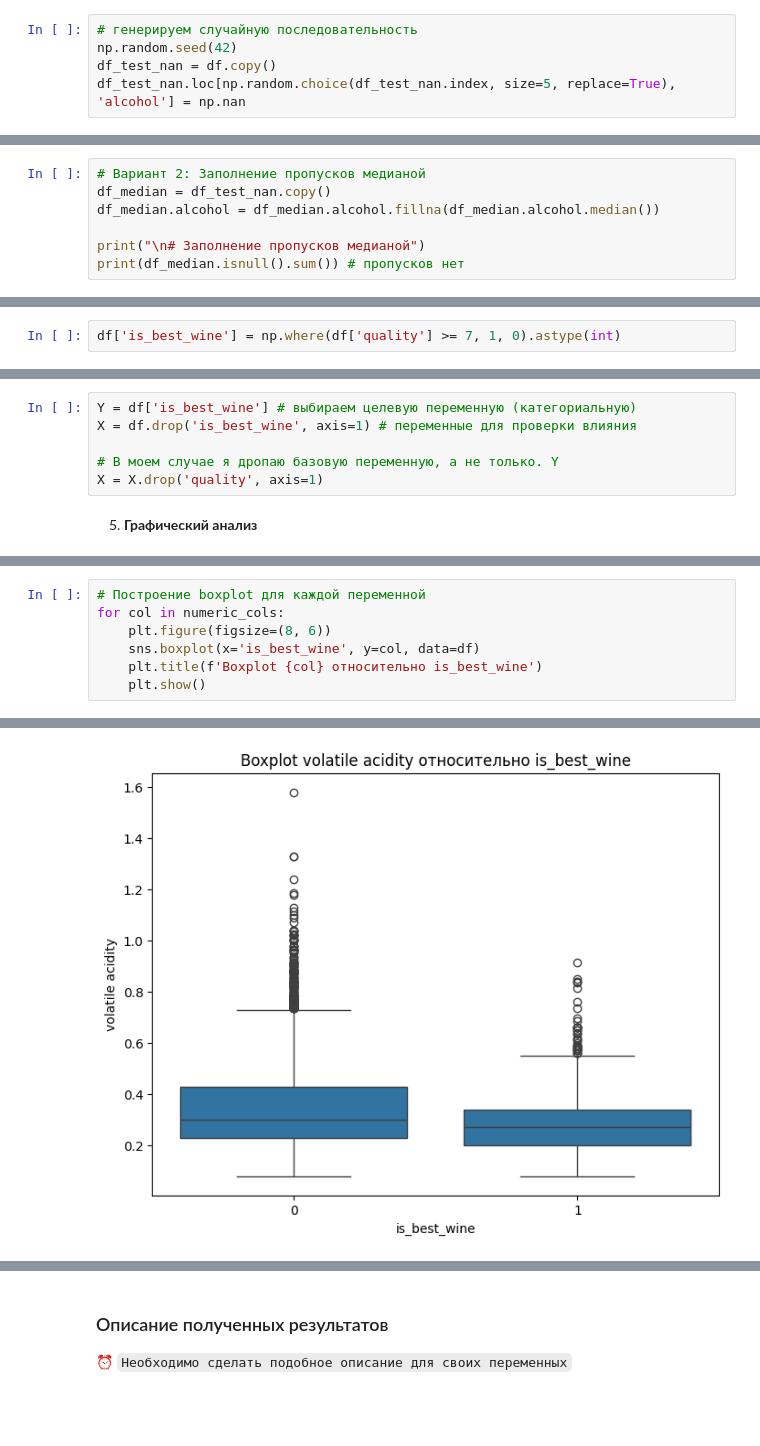
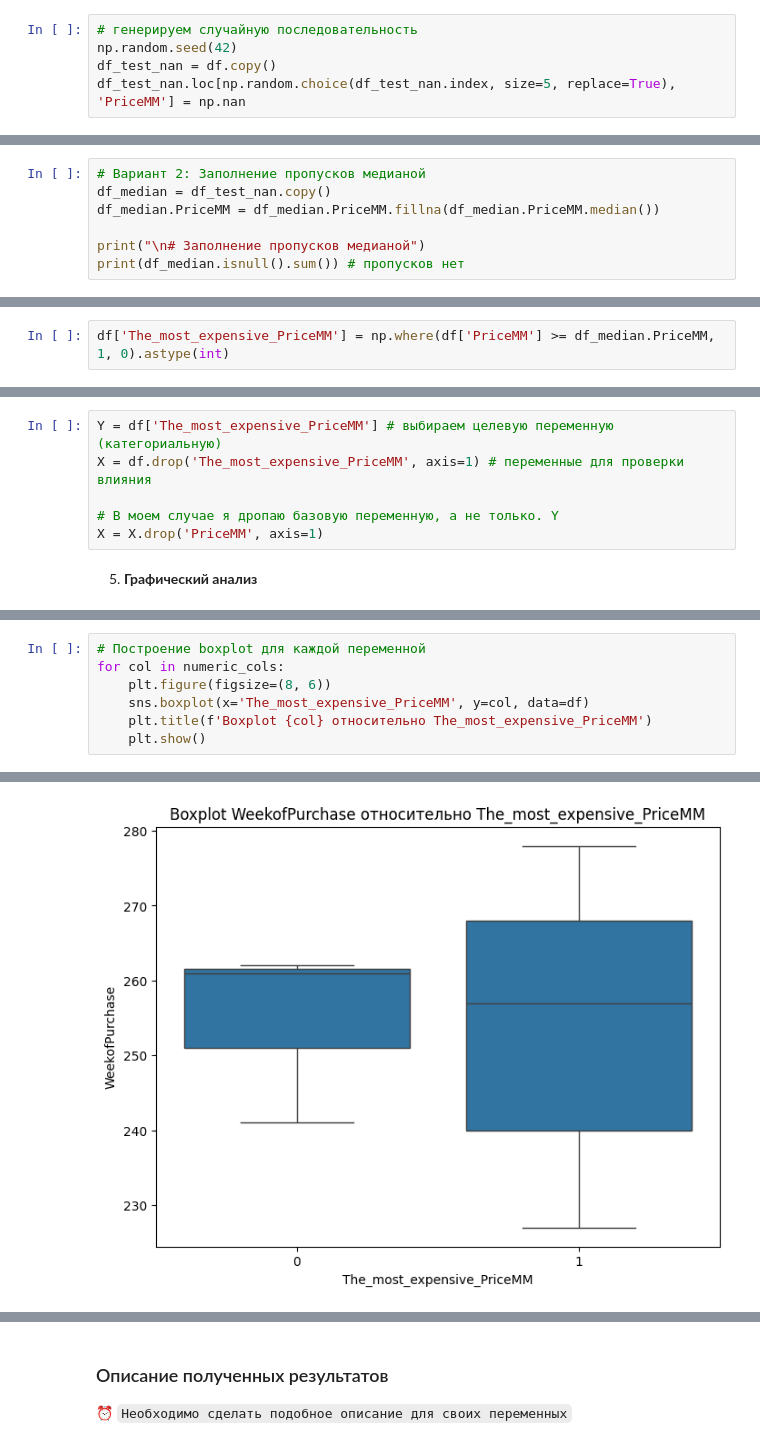
Before and after one commit to SavageGinny/AI-python, a Jupyter notebook: Практика_2.ipynb, the cells around one changed output, grey strips where cells are left out. Drawn from its saved outputs; the diff is of its cells as text; blank space fills up the shorter version.

````diff
--- a/Практика_2.ipynb
+++ b/Практика_2.ipynb
@@ -136,7 +145,7 @@ dtype: int64
 # генерируем случайную последовательность
 np.random.seed(42)
 df_test_nan = df.copy()
-df_test_nan.loc[np.random.choice(df_test_nan.index, size=5, replace=True), 'alcohol'] = np.nan
+df_test_nan.loc[np.random.choice(df_test_nan.index, size=5, replace=True), 'PriceMM'] = np.nan
 # %%
 # Проверка на пропущенные значения
 print(df_test_nan.isnull().sum()) # пропусков нет
@@ -179,7 +196,7 @@ dtype: int64
 # %%
 # Вариант 2: Заполнение пропусков медианой
 df_median = df_test_nan.copy()
-df_median.alcohol = df_median.alcohol.fillna(df_median.alcohol.median())
+df_median.PriceMM = df_median.PriceMM.fillna(df_median.PriceMM.median())
 
 print("\n# Заполнение пропусков медианой")
 print(df_median.isnull().sum()) # пропусков нет
@@ -233,7 +253,7 @@ dtype: int64
 
 ```В моем датасете была выбрана целевая переменная is_best_wine -> которая была преобразована из quality (если качество >= 7, то вино считается лучшим, иначе не лучшее)```
 # %%
-df['is_best_wine'] = np.where(df['quality'] >= 7, 1, 0).astype(int)
+df['The_most_expensive_PriceMM'] = np.where(df['PriceMM'] >= df_median.PriceMM, 1, 0).astype(int)
 # %%
 df.columns
 # %% [output]
@@ -243,10 +264,10 @@ Index(['fixed acidity', 'volatile acidity', 'citric acid', 'residual sugar',
       dtype='object')
 # %%
-Y = df['is_best_wine'] # выбираем целевую переменную (категориальную)
-X = df.drop('is_best_wine', axis=1) # переменные для проверки влияния
+Y = df['The_most_expensive_PriceMM'] # выбираем целевую переменную (категориальную)
+X = df.drop('The_most_expensive_PriceMM', axis=1) # переменные для проверки влияния
 
 # В моем случае я дропаю базовую переменную, а не только. Y
-X = X.drop('quality', axis=1)
+X = X.drop('PriceMM', axis=1)
 # %% [markdown]
 5. **Графический анализ**
 # %%
@@ -271,7 +292,7 @@ numeric_cols
 # Построение boxplot для каждой переменной
 for col in numeric_cols:
     plt.figure(figsize=(8, 6))
-    sns.boxplot(x='is_best_wine', y=col, data=df)
-    plt.title(f'Boxplot {col} относительно is_best_wine')
+    sns.boxplot(x='The_most_expensive_PriceMM', y=col, data=df)
+    plt.title(f'Boxplot {col} относительно The_most_expensive_PriceMM')
     plt.show()
 # %% [output]
@@ -279 +300 @@ for col in numeric_cols:
-[figure, old version]
+[figure, new version]
````
Also changed, not shown: parts of 33 cells of this notebook.
